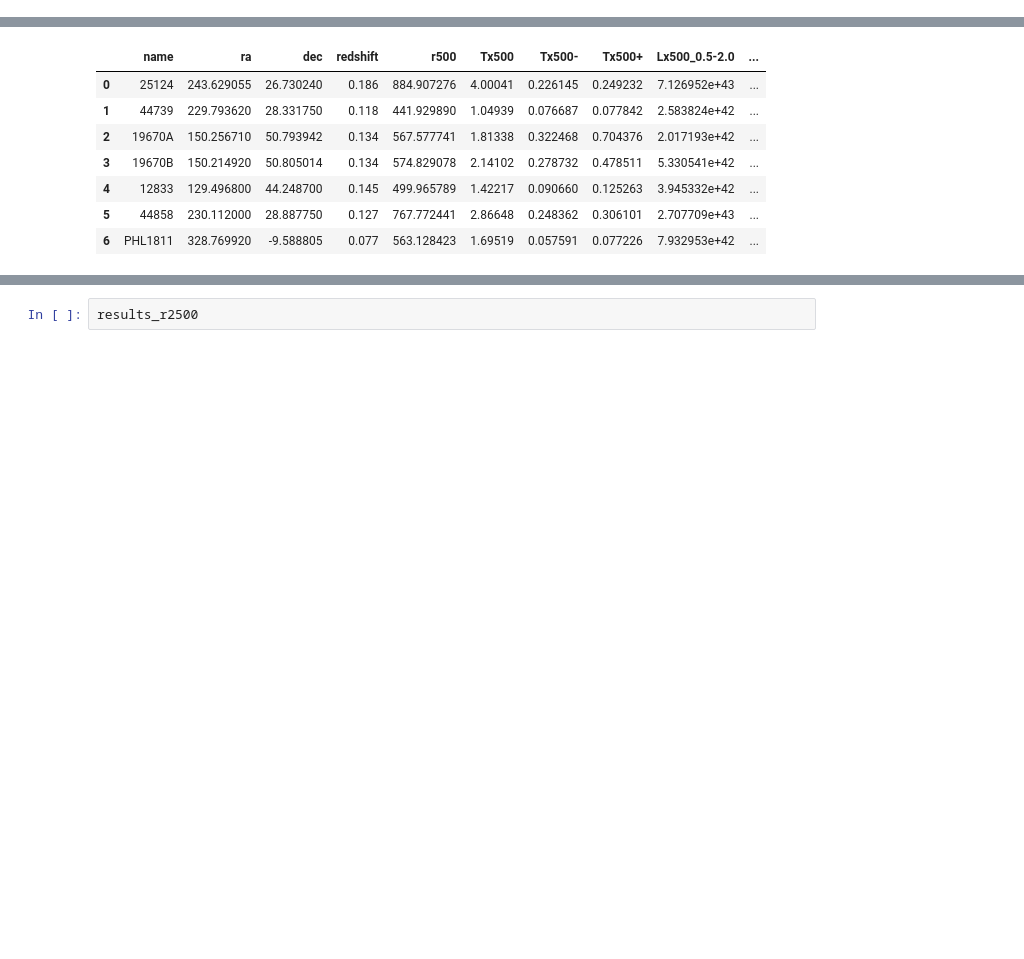
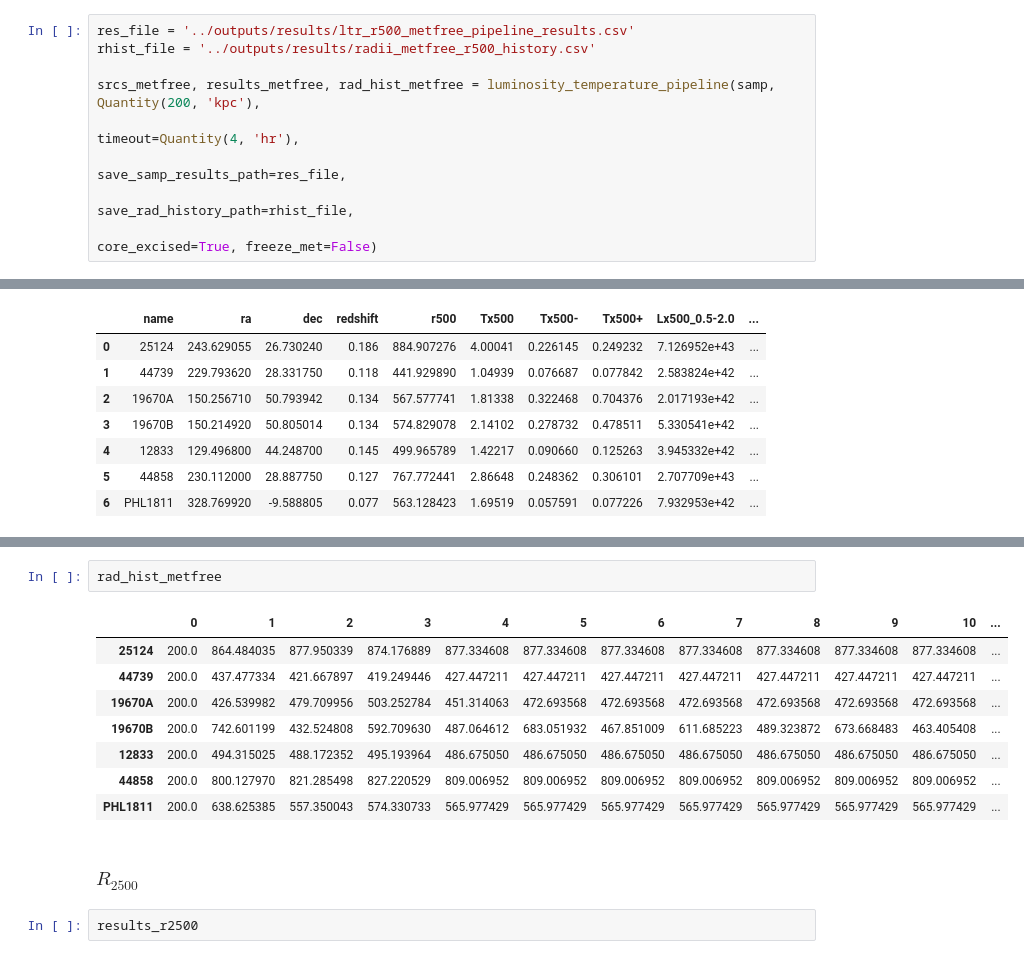
Before and after one commit to DavidT3/OVI_groups, a Jupyter notebook: notebooks/running_LTR_pipeline.ipynb, the cells around one changed output, grey strips where cells are left out. Cells and saved outputs as stored; diff of their text form; blank space fills up the shorter version.

Commit message:
Re-ran the R2500 pipeline with metallicity free, and have also added the results

```diff
--- a/notebooks/running_LTR_pipeline.ipynb
+++ b/notebooks/running_LTR_pipeline.ipynb
@@ -83,0 +82,9 @@ We take a look at the tables of results output by the pipeline runs:
+# %%
+res_file = '../outputs/results/ltr_r500_metfree_pipeline_results.csv'
+rhist_file = '../outputs/results/radii_metfree_r500_history.csv'
+
+srcs_metfree, results_metfree, rad_hist_metfree = luminosity_temperature_pipeline(samp, Quantity(200, 'kpc'),
+                                                                                  timeout=Quantity(4, 'hr'),
+                                                                                  save_samp_results_path=res_file,
+                                                                                  save_rad_history_path=rhist_file,
+                                                                                  core_excised=True, freeze_met=False)
@@ -108,3 +146,16 @@ rad_hist
+# %%
+rad_hist_metfree
+# %% [output]
+|  | 0 | 1 | 2 | 3 | 4 | 5 | 6 | 7 | 8 | 9 | 10 | ... |
+| 25124 | 200.0 | 864.484035 | 877.950339 | 874.176889 | 877.334608 | 877.334608 | 877.334608 | 877.334608 | 877.334608 | 877.334608 | 877.334608 | ... |
+| 44739 | 200.0 | 437.477334 | 421.667897 | 419.249446 | 427.447211 | 427.447211 | 427.447211 | 427.447211 | 427.447211 | 427.447211 | 427.447211 | ... |
+| 19670A | 200.0 | 426.539982 | 479.709956 | 503.252784 | 451.314063 | 472.693568 | 472.693568 | 472.693568 | 472.693568 | 472.693568 | 472.693568 | ... |
+| 19670B | 200.0 | 742.601199 | 432.524808 | 592.709630 | 487.064612 | 683.051932 | 467.851009 | 611.685223 | 489.323872 | 673.668483 | 463.405408 | ... |
+| 12833 | 200.0 | 494.315025 | 488.172352 | 495.193964 | 486.675050 | 486.675050 | 486.675050 | 486.675050 | 486.675050 | 486.675050 | 486.675050 | ... |
+| 44858 | 200.0 | 800.127970 | 821.285498 | 827.220529 | 809.006952 | 809.006952 | 809.006952 | 809.006952 | 809.006952 | 809.006952 | 809.006952 | ... |
+| PHL1811 | 200.0 | 638.625385 | 557.350043 | 574.330733 | 565.977429 | 565.977429 | 565.977429 | 565.977429 | 565.977429 | 565.977429 | 565.977429 | ... |
+# %% [markdown]
+### $R_{2500}$
 # %%
 results_r2500
 # %% [output]
```
Also changed, not shown: parts of 21 cells of this notebook, 2 other files.
